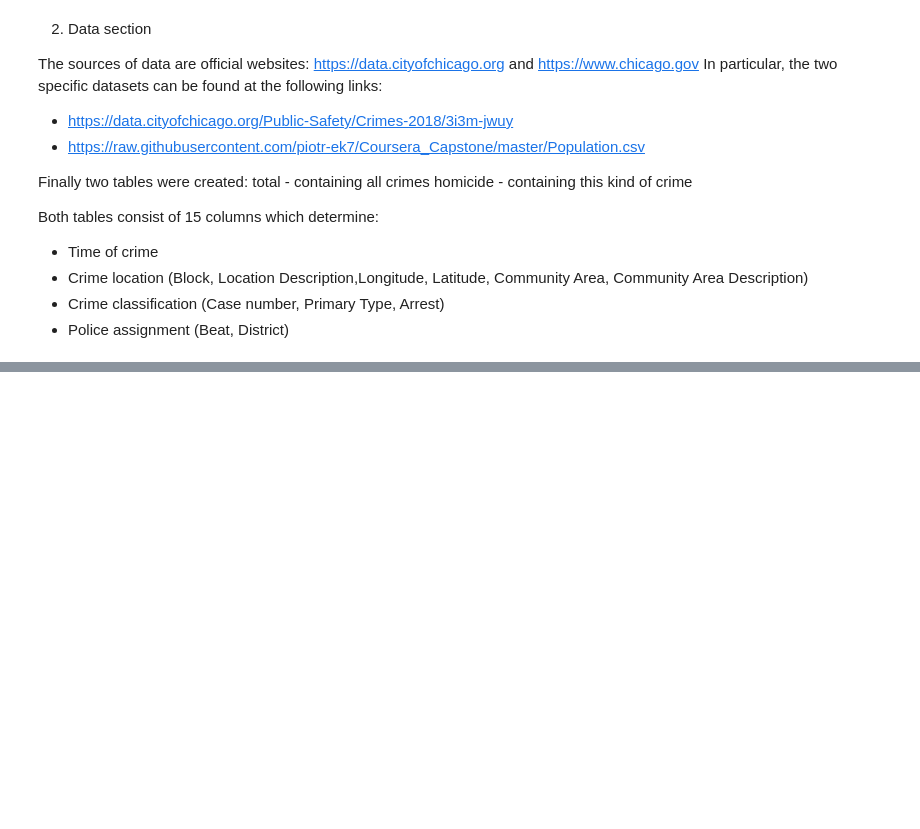
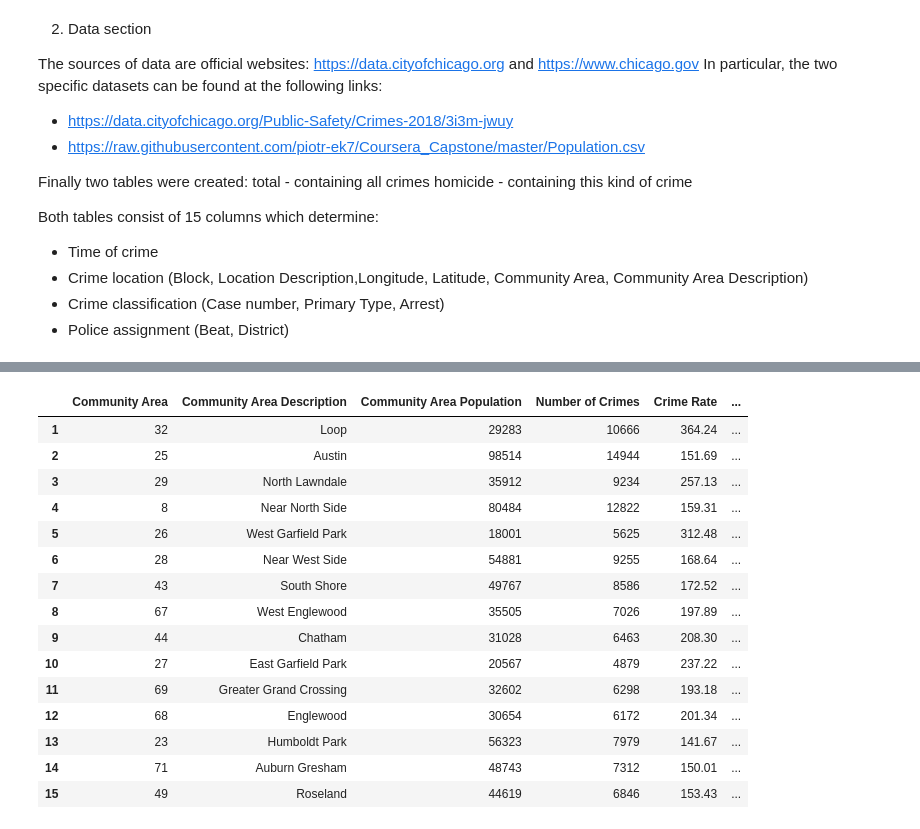
Before and after one commit to ngaliatsos/coursera-capstone-project, a Jupyter notebook: Capstone: The Battle of neighbourhood.ipynb, the cells around one changed output, grey strips where cells are left out. Saved outputs shown, nothing was run; the diff lists cells and outputs as text; code cells hidden in the pictures; blank space fills up the shorter version.

```diff
--- a/Capstone: The Battle of neighbourhood.ipynb
+++ b/Capstone: The Battle of neighbourhood.ipynb
@@ -28,0 +98,17 @@ Both tables consist of 15 columns which determine:
+# %%
+#Assigning the part of day based on Date
+
+hour = df['Date'].str[11:13] + df['Date'].str[-2:] #extract time
+hours = [int(h[:2])+12 if h[-2:]=="PM" else int(h[:2]) for h in hour] #covert to 24h format
+
+part_of_day=[]
+
+for p in hours:
+    if p in range(5,12): part_of_day.append('Morning')
+    elif p in range(12,17): part_of_day.append('Afternoon')
+    elif p in range(17,21): part_of_day.append('Evening')
+    else: part_of_day.append('Night')
+
+part_of_day = pd.DataFrame(part_of_day,columns=["Part of the day"])
+df = pd.merge(df,part_of_day,left_index=True,right_index=True)
+df.head()
@@ -28,0 +259,35 @@ Both tables consist of 15 columns which determine:
+# %%
+def Crime_rate(c):  #function to show top 15 comunity area with the highest crime rate
+    df = c.copy()
+    df_n= df[['Community Area','Community Area Description',"Case Number",'Community Area Population']].groupby(['Community Area']+['Community Area Description']+['Community Area Population'], as_index=False).count() #group by community area
+    df_n['Crime Rate']= round(df_n['Case Number']/(df_n['Community Area Population'])*1000,2)
+
+    #there was an overrepresentation of sparsely populated community areas so the crime rate was normalized based on total crimes and crime rate.
+    df_n['Crime Rate Normalized']= round(((df_n['Case Number']-df_n['Case Number'].min())/(df_n['Case Number'].max()-df_n['Case Number'].min())+(df_n['Crime Rate']-df_n['Crime Rate'].min())/(df_n['Crime Rate'].max()-df_n['Crime Rate'].min()))/2,2)
+    df_n.columns=["Community Area",'Community Area Description','Community Area Population','Number of Crimes','Crime Rate','Crime Rate Normalized']
+    return df_n.sort_values('Crime Rate Normalized',ascending=False)
+
+crime_rate_total =Crime_rate(total) #call a function
+
+crime_rate_total= crime_rate_total.reset_index(drop=True)
+crime_rate_total.index = np.arange(1, len(crime_rate_total) + 1) #start indexing from 1
+crime_rate_total['Community Area']= crime_rate_total['Community Area'].astype('int32')
+
+crime_rate_total.head(15)
+# %% [output]
+|  | Community Area | Community Area Description | Community Area Population | Number of Crimes | Crime Rate | ... |
+| 1 | 32 | Loop | 29283 | 10666 | 364.24 | ... |
+| 2 | 25 | Austin | 98514 | 14944 | 151.69 | ... |
+| 3 | 29 | North Lawndale | 35912 | 9234 | 257.13 | ... |
+| 4 | 8 | Near North Side | 80484 | 12822 | 159.31 | ... |
+| 5 | 26 | West Garfield Park | 18001 | 5625 | 312.48 | ... |
+| 6 | 28 | Near West Side | 54881 | 9255 | 168.64 | ... |
+| 7 | 43 | South Shore | 49767 | 8586 | 172.52 | ... |
+| 8 | 67 | West Englewood | 35505 | 7026 | 197.89 | ... |
+| 9 | 44 | Chatham | 31028 | 6463 | 208.30 | ... |
+| 10 | 27 | East Garfield Park | 20567 | 4879 | 237.22 | ... |
+| 11 | 69 | Greater Grand Crossing | 32602 | 6298 | 193.18 | ... |
+| 12 | 68 | Englewood | 30654 | 6172 | 201.34 | ... |
+| 13 | 23 | Humboldt Park | 56323 | 7979 | 141.67 | ... |
+| 14 | 71 | Auburn Gresham | 48743 | 7312 | 150.01 | ... |
+| 15 | 49 | Roseland | 44619 | 6846 | 153.43 | ... |
```
Also changed, not shown: parts of 35 cells of this notebook.
